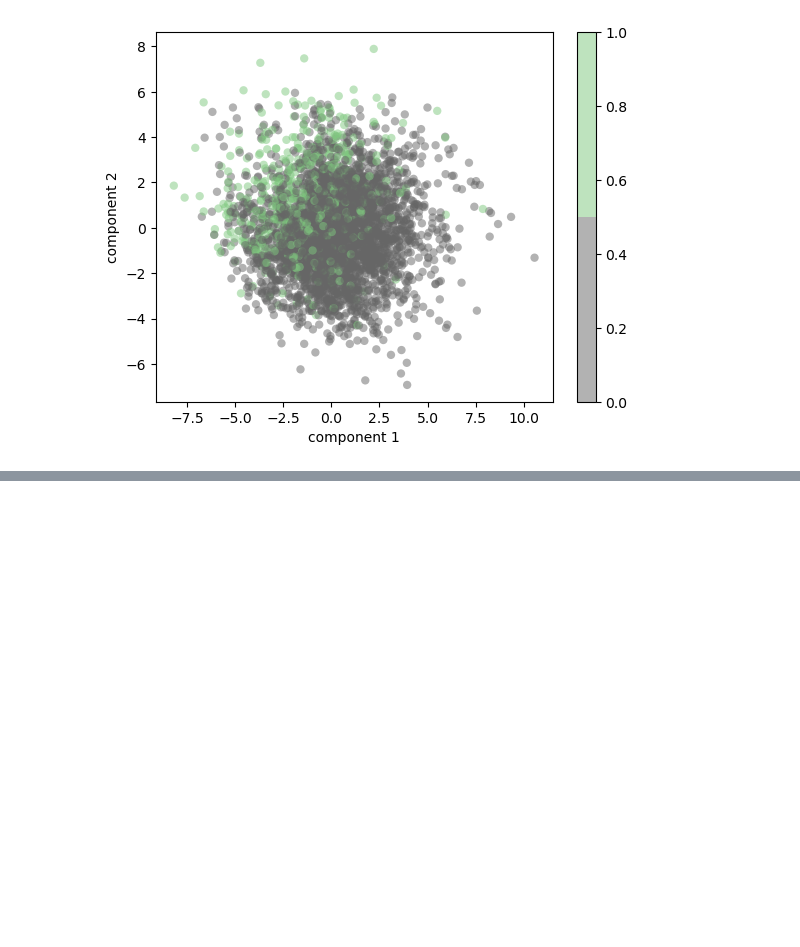
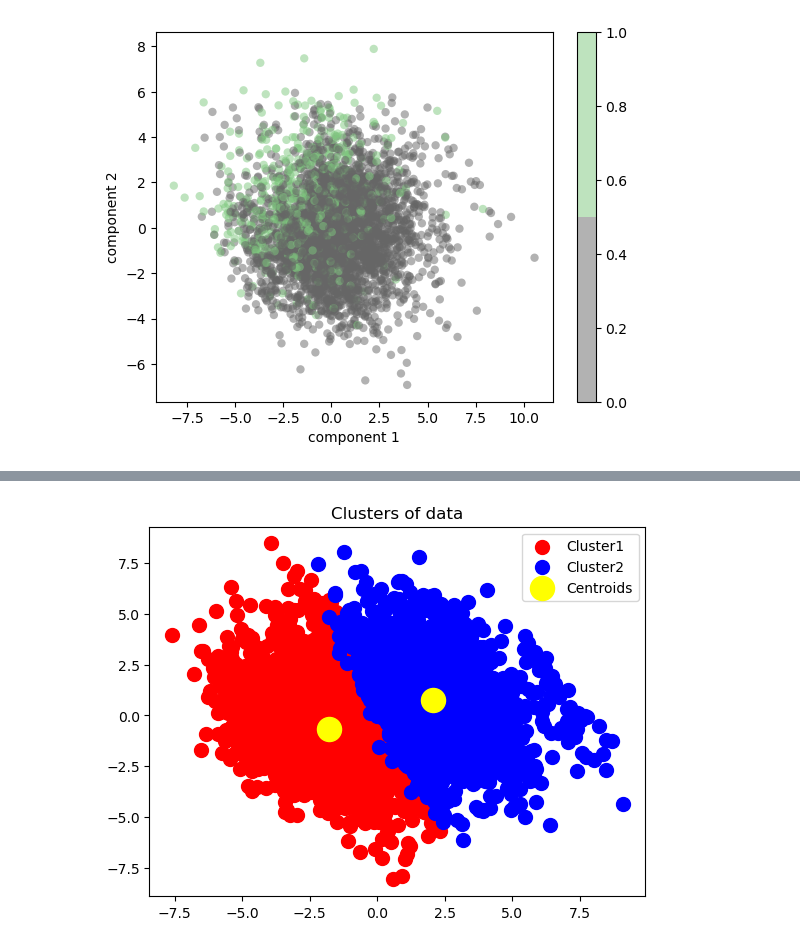
Before and after one commit to schwartzh2017/Machine_learning_final_project, a Jupyter notebook: eda_ml_cl.ipynb, the cells around one changed output, grey strips where cells are left out. Saved outputs shown, nothing was run; the diff lists cells and outputs as text; code cells hidden in the pictures; blank space fills up the shorter version.

```diff
--- a/eda_ml_cl.ipynb
+++ b/eda_ml_cl.ipynb
@@ -635,0 +727,12 @@ plt.colorbar();
+# %%
+kmeans = KMeans(n_clusters=2, init='k-means++', n_init=10, max_iter=1000, tol=0.0001, verbose=0, random_state=None, copy_x=True)
+y_kmeans=kmeans.fit_predict(x_pca)
+#Plotting through K-Means
+plt.scatter(x_pca[y_kmeans==0,0],x_pca[y_kmeans==0,1],s=100,c='red',label='Cluster1')
+plt.scatter(x_pca[y_kmeans==1,0],x_pca[y_kmeans==1,1],s=100,c='blue',label='Cluster2')
+plt.scatter(kmeans.cluster_centers_[:,0],kmeans.cluster_centers_[:,1],s=300,c='yellow',label='Centroids')
+plt.title('Clusters of data')
+plt.legend()
+plt.show()
+# %% [output]
+[figure, added]
```
Also changed, not shown: parts of 18 cells of this notebook.
